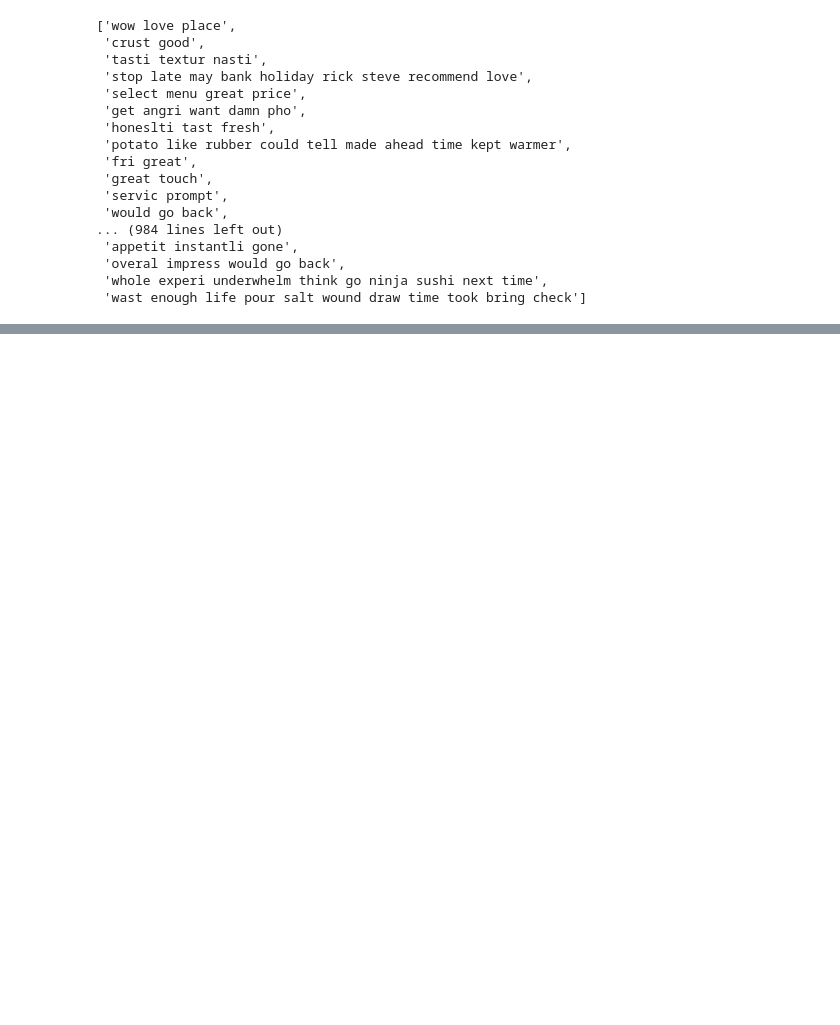
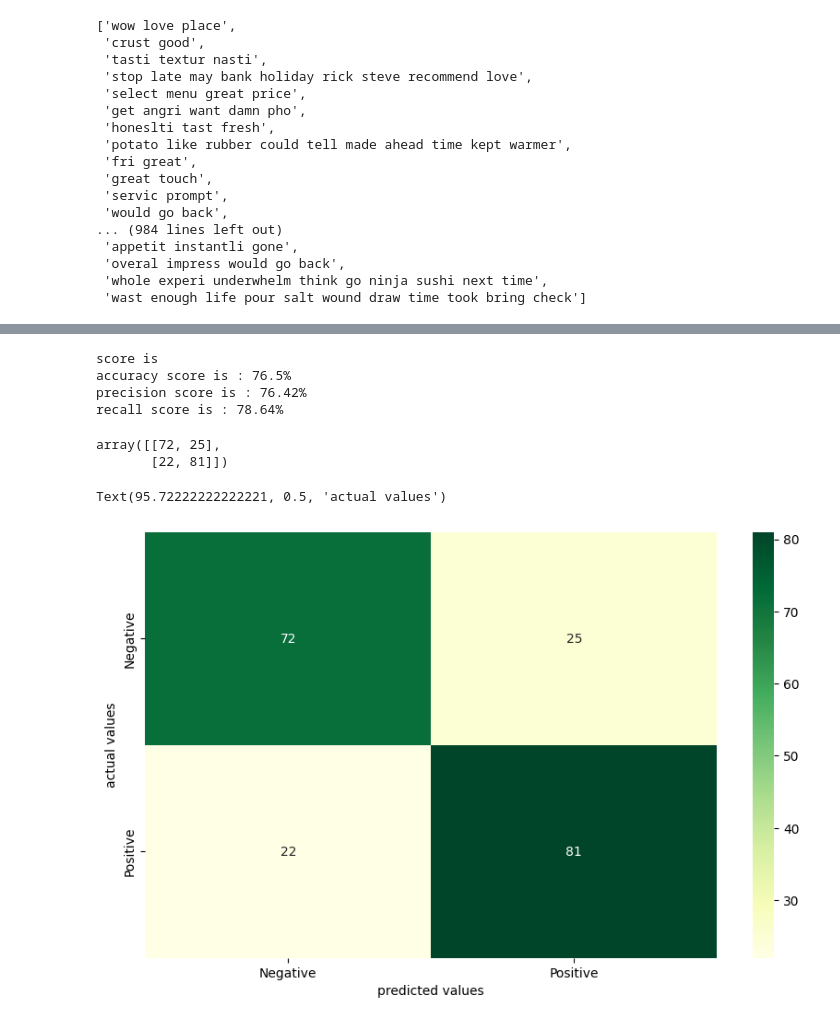
Before and after one commit to Rubyy007/Assignment, a Jupyter notebook: ibmdataset.ipynb, the cells around one changed output, grey strips where cells are left out. Cells and saved outputs as stored; diff of their text form; code cells hidden in the pictures; blank space fills up the shorter version.

```diff
--- a/ibmdataset.ipynb
+++ b/ibmdataset.ipynb
@@ -112,0 +113,3 @@ y=data.iloc[:,1].values
+# %%
+from sklearn.model_selection import train_test_split
+X_train,X_test,y_train,y_test= train_test_split(X,y, test_size = 0.20,random_state = 0)
@@ -112,0 +120,4 @@ y=data.iloc[:,1].values
+# %%
+from sklearn.naive_bayes import MultinomialNB
+classifier = MultinomialNB()
+classifier.fit(X_train,y_train)
@@ -112,0 +126,3 @@ y=data.iloc[:,1].values
+# %%
+y_pred = classifier.predict(X_test)
+y_pred
@@ -112,0 +140,39 @@ y=data.iloc[:,1].values
+# %%
+from sklearn.metrics import accuracy_score
+from sklearn.metrics import precision_score
+from sklearn.metrics import recall_score
+A1 = accuracy_score(y_test,y_pred)
+A2 = precision_score(y_test,y_pred)
+A3= recall_score(y_test,y_pred)
+
+
+
+print("score is")
+print("accuracy score is : {}%".format(round(A1*100,2)))
+print("precision score is : {}%".format(round(A2*100,2)))
+print("recall score is : {}%".format(round(A3*100,2)))
+# %% [output]
+score is
+accuracy score is : 76.5%
+precision score is : 76.42%
+recall score is : 78.64%
+# %%
+from sklearn.metrics import confusion_matrix
+mj = confusion_matrix(y_test,y_pred)
+# %%
+mj
+# %% [output]
+array([[72, 25],
+       [22, 81]])
+# %%
+import matplotlib.pyplot as plt
+import seaborn as sns
+
+%matplotlib inline
+plt.figure(figsize = (10,6))
+sns.heatmap(mj, annot=True , cmap="YlGn",xticklabels=["Negative", "Positive"] , yticklabels=["Negative", "Positive"] )
+plt.xlabel("predicted values")
+plt.ylabel("actual values")
+# %% [output]
+Text(95.72222222222221, 0.5, 'actual values')
+[figure, added]
```
Also changed, not shown: parts of 12 cells of this notebook.
